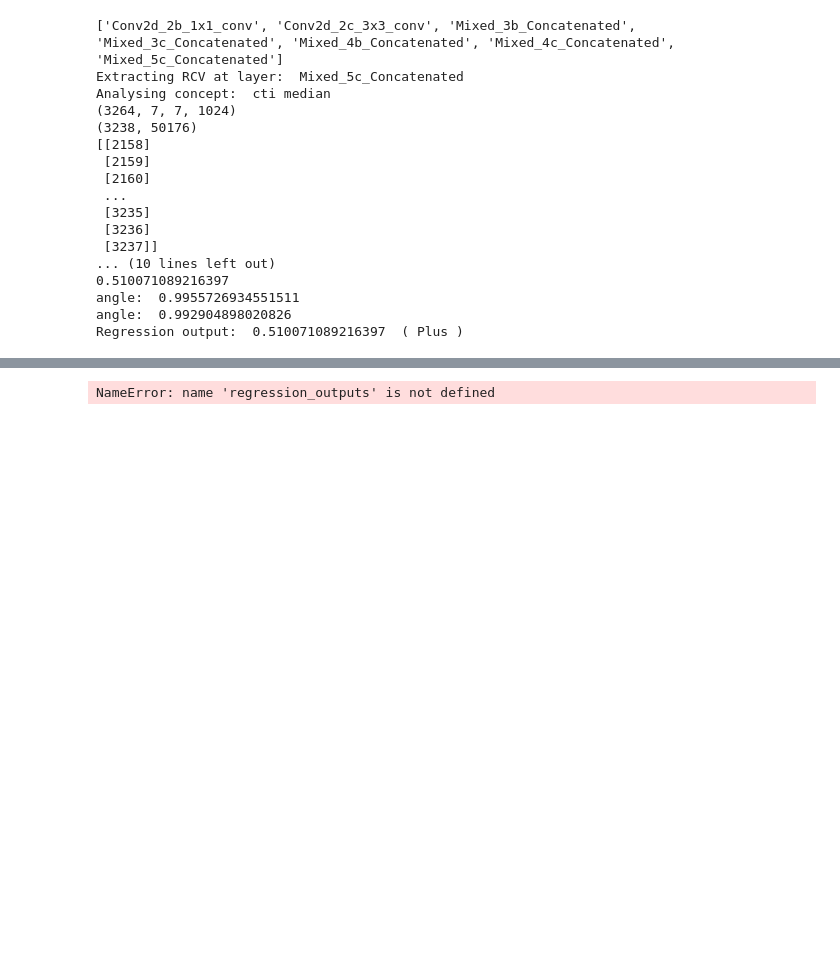
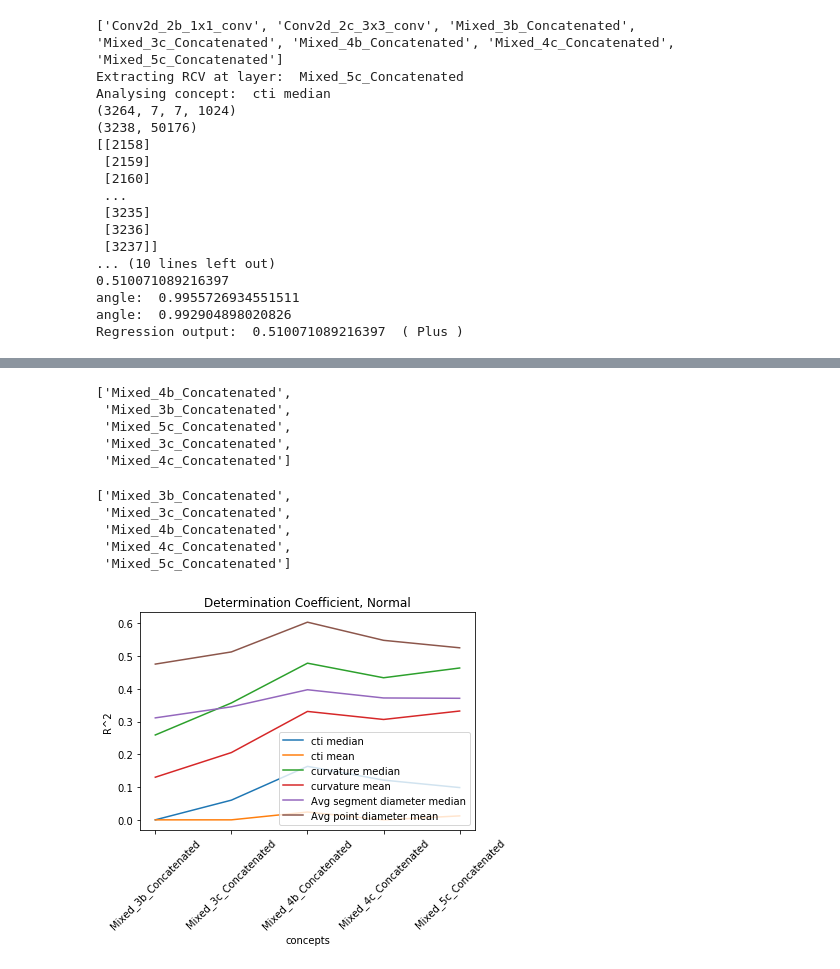
Before and after one commit to medgift/SPIE2019_interpretableROP, a Jupyter notebook: InterpretROPNet.ipynb, the cells around one changed output, grey strips where cells are left out. Saved outputs shown, nothing was run; the diff lists cells and outputs as text; code cells hidden in the pictures; blank space fills up the shorter version.

Commit message:
Update results

```diff
--- a/InterpretROPNet.ipynb
+++ b/InterpretROPNet.ipynb
@@ -210,11 +208,27 @@ N.  1 ..
 # %%
 try:
-    os.path.exist('./results')
+    os.path.exists('./results')
 except:
     os.mkdir('./results')
 np.save('./results/preliminary_regression_outputs_def', regression_outputs)
-# %% [output]
-NameError: name 'regression_outputs' is not defined
+# %%
+regression_outputs.keys()
+# %% [output]
+['Mixed_4b_Concatenated',
+ 'Mixed_3b_Concatenated',
+ 'Mixed_5c_Concatenated',
+ 'Mixed_3c_Concatenated',
+ 'Mixed_4c_Concatenated']
+# %%
+layers[2:]
+# %% [output]
+['Mixed_3b_Concatenated',
+ 'Mixed_3c_Concatenated',
+ 'Mixed_4b_Concatenated',
+ 'Mixed_4c_Concatenated',
+ 'Mixed_5c_Concatenated']
 # %%
-plot_dynamics(regression_outputs, 'Normal', concepts, layers)
+plot_dynamics(regression_outputs, 'Normal', concepts, layers[2:])
+# %% [output]
+[figure, added]
 # %%
```
Also changed, not shown: parts of 4 cells of this notebook.
